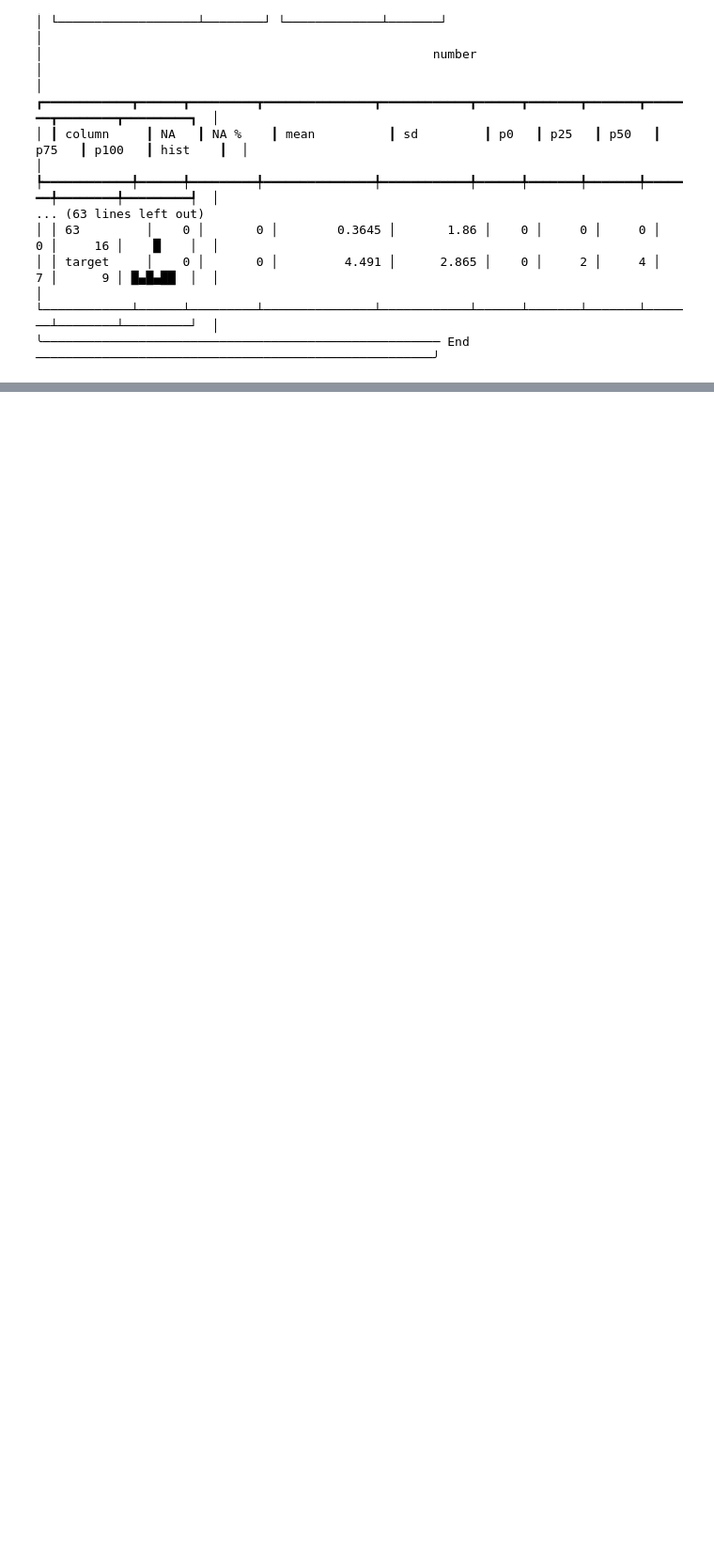
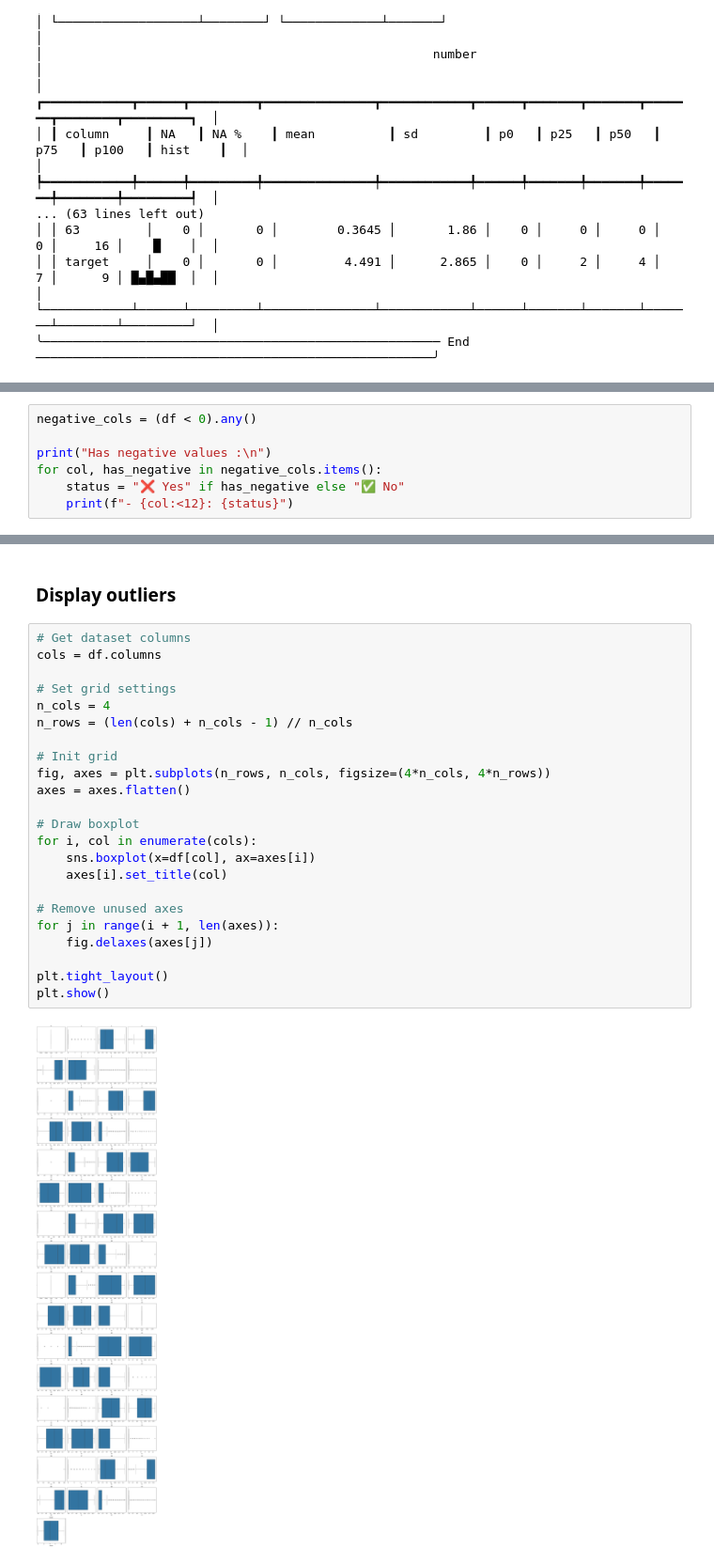
Before and after one commit to ThomasHtn/MNIST, a Jupyter notebook: analyse_digits_dataset.ipynb, the cells around one changed output, grey strips where cells are left out. Shown at 94% size. Drawn from its saved outputs; the diff is of its cells as text; blank space fills up the shorter version.

```diff
--- a/analyse_digits_dataset.ipynb
+++ b/analyse_digits_dataset.ipynb
@@ -56,0 +78,7 @@ skim(df)
+# %%
+negative_cols = (df < 0).any()
+
+print("Has negative values :\n")
+for col, has_negative in negative_cols.items():
+    status = "❌ Yes" if has_negative else "✅ No"
+    print(f"- {col:<12}: {status}")
@@ -56,0 +103,27 @@ skim(df)
+# %% [markdown]
+### Display outliers
+# %%
+# Get dataset columns
+cols = df.columns
+
+# Set grid settings
+n_cols = 4
+n_rows = (len(cols) + n_cols - 1) // n_cols
+
+# Init grid
+fig, axes = plt.subplots(n_rows, n_cols, figsize=(4*n_cols, 4*n_rows))
+axes = axes.flatten()
+
+# Draw boxplot
+for i, col in enumerate(cols):
+    sns.boxplot(x=df[col], ax=axes[i])
+    axes[i].set_title(col)
+
+# Remove unused axes
+for j in range(i + 1, len(axes)):
+    fig.delaxes(axes[j])
+
+plt.tight_layout()
+plt.show()
+# %% [output]
+[figure, added]
```
Also changed, not shown: parts of 19 cells of this notebook, 2 other files.
